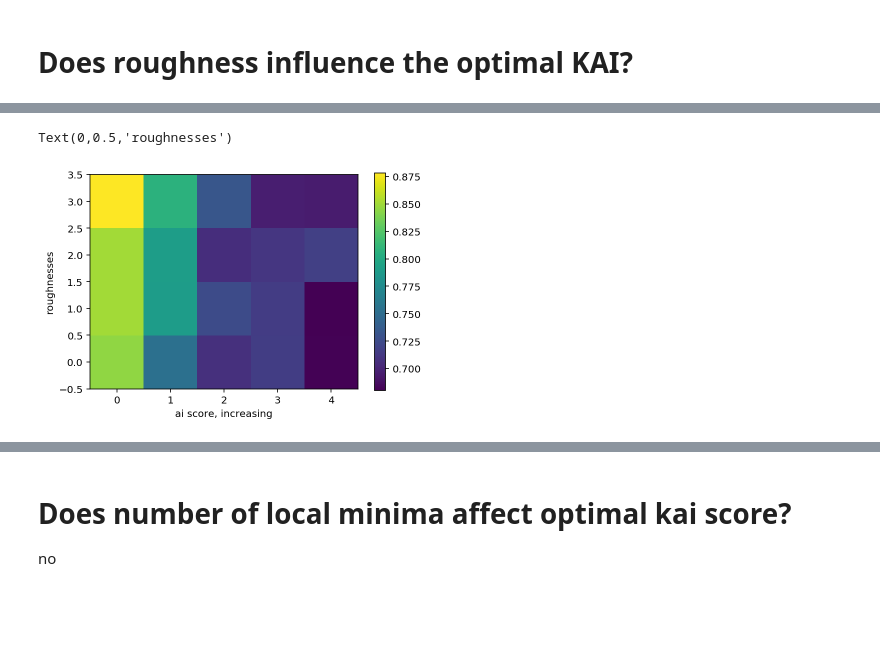
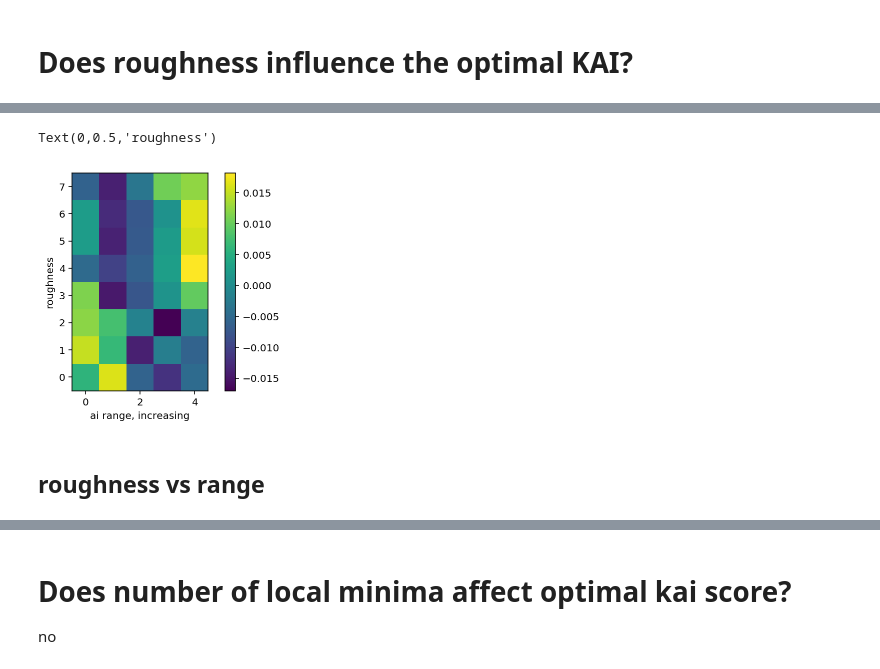
Before and after one commit to sammlapp/SAE_ABM, a Jupyter notebook: ABM_testFunctions_currentScore.ipynb, the cells around one changed output, grey strips where cells are left out. Cells and saved outputs as stored; diff of their text form; code cells hidden in the pictures; blank space fills up the shorter version.

```diff
--- a/ABM_testFunctions_currentScore.ipynb
+++ b/ABM_testFunctions_currentScore.ipynb
@@ -143,10 +165,10 @@ def constrain(x):
     return x
 # %%
 x = np.linspace(-1,1,1000)
-for ROUGHNESS in np.linspace(0,.05,5):#= 0.05
+for ROUGHNESS in np.linspace(0,1,5):#= 0.05
     y=[objectiveTune([xi],ROUGHNESS) for xi in x]
     plt.plot(x,y)
 
     plt.xlim([-.5,.5])
-    plt.ylim([0,.4])
+    plt.ylim([0,2])
 # %% [output]
@@ -1408,22 +1457,32 @@ x1[np.argmin(z(x1))]
 # %%
 t0 = timer.time()
 resetDefaultParameters()
-curatedTeams = False
+curatedTeams = True
+AVG_SPEED = .004
+
+nAgents = 10
+nTeams = 2
+nDims = 20
+agentTeams = specializedTeams(nAgents,nTeams)
+teamDims = teamDimensions(nDims,nTeams)
 
 pComm = 0.2 # np.linspace(0,.5,10)
 
 steps = 100
 reps = 4 # 10 #$40 #5
 
-aiScores = np.linspace(60,140,5)
+aiScores = np.linspace(80,120,5)
 aiRange = 0
-# aiRanges = np.linspace(0,100,10)
+aiRanges = np.linspace(0,50,5)
+aiScore = 100
 
 meetingTimes = 10000
 
-roughnesses = np.linspace(0,.03,4)
+roughnesses = np.logspace(-1.7,1,8,base=10)#np.linspace(1,5,3)
 roughnessMatrix = []
-for ROUGHNESS in roughnesses:
+for ROUGHNESS in roughnesses:#,8,16,32,64]:
+    agentTeams = specializedTeams(nAgents,nTeams)
+    teamDims = teamDimensions(nDims,nTeams)
     scoresForAI = []
     for aiScore in aiScores:
         if __name__ == '__main__':
@@ -1442,0 +1506,8 @@ time to complete: 94.92368698120117
+# %%
+for i in range(len(roughnessMatrix)):
+    allScores = [ r for row in roughnessMatrix[i] for r in row]
+    ranges = [aiR for aiR in aiScores for i in range(reps)]
+    plt.scatter(ranges,allScores,c=[.9,.9,.9])
+    plotCategoricalMeans(ranges,allScores)
+    plt.title("roughness %s" % roughnesses[i])
+    plt.show()
@@ -1443,11 +1523,21 @@ time to complete: 94.92368698120117
 # %%
 roughnessImg = [ [np.mean(row) for row in block] for block in roughnessMatrix ]
+#standardize rows:
+for i in range(len(roughnessImg)):
+    r = np.array(roughnessImg[i])
+    m = np.mean(r)
+    sd = np.std(r)
+    r = (r - m) / sd
+    r = list(r)
+    roughnessImg[i] = r
 np.shape(roughnessImg)
 roughnessImg = np.array(roughnessImg) / 100
 plt.imshow(roughnessImg,origin='lower-left')
 plt.colorbar()
-plt.xlabel("ai score, increasing")
-plt.ylabel("roughnesses")
+plt.xlabel("ai range, increasing")
+plt.ylabel("roughness")
 # %% [output]
-Text(0,0.5,'roughnesses')
+Text(0,0.5,'roughness')
-[figure, old version]
+[figure, new version]
+# %% [markdown]
+## roughness vs range
```
Also changed, not shown: parts of 51 cells of this notebook.
